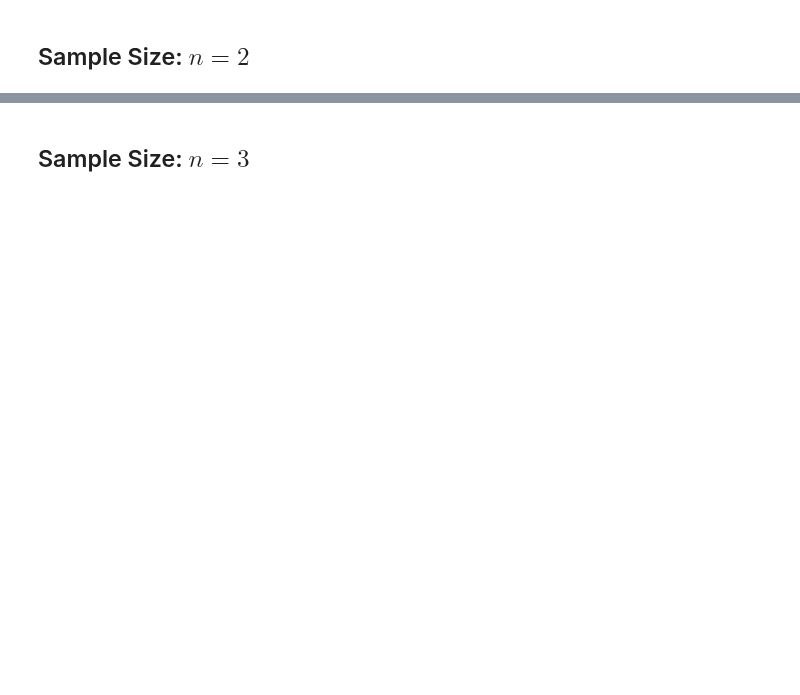
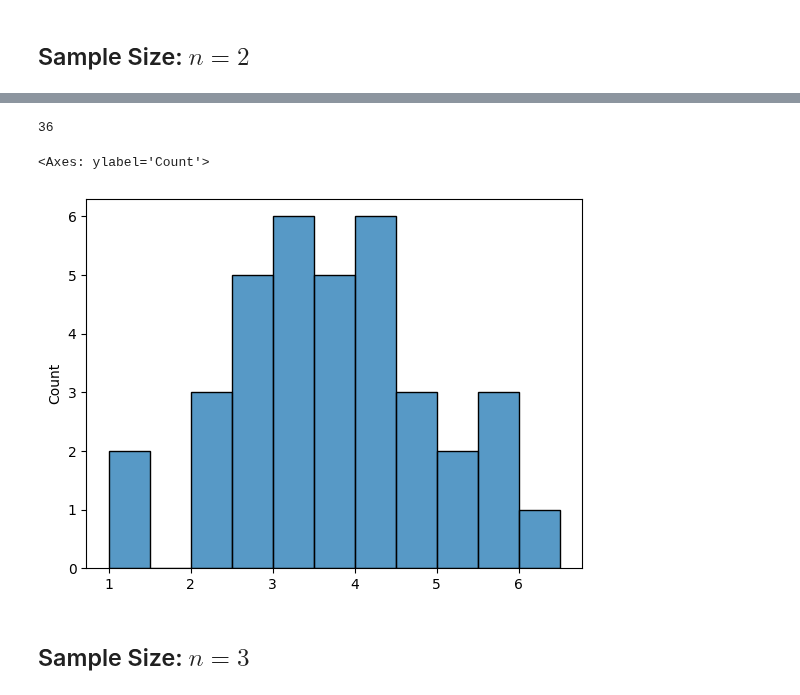
Before and after one commit to tayweid/tayweid.github.io, a Jupyter notebook: econ-0150/parts/part-3-2/Exercise_3_2.ipynb, the cells around one changed output, grey strips where cells are left out. Drawn from its saved outputs; the diff is of its cells as text; code cells hidden in the pictures; blank space fills up the shorter version.

```diff
--- a/econ-0150/parts/part-3-2/Exercise_3_2.ipynb
+++ b/econ-0150/parts/part-3-2/Exercise_3_2.ipynb
@@ -38,3 +40,13 @@ sns.histplot(class_data_2)
+# %%
+len(class_data_2)
+# %% [output]
+36
+# %%
+class_data_2 = [2.5, 4.5, 2.5, 6, 2, 4.5, 3, 3.5, 3, 2.5, 4, 3, 1, 3, 4, 3.5, 3.5, 5.5, 2.5, 3, 5.5, 2.5, 5, 2, 4, 2, 4.5, 3, 3.5, 4, 5, 1, 3.5, 5.5, 4, 4]
+sns.histplot(class_data_2, bins=[1,1.5, 2,2.5,3,3.5,4,4.5, 5,5.5, 6,6.5])
+# %% [output]
+<Axes: ylabel='Count'>
+[figure, added]
 # %% [markdown]
 ## Sample Size: $n=3$
 # %%
```
Also changed, not shown: parts of 9 cells of this notebook, 5 other files.
